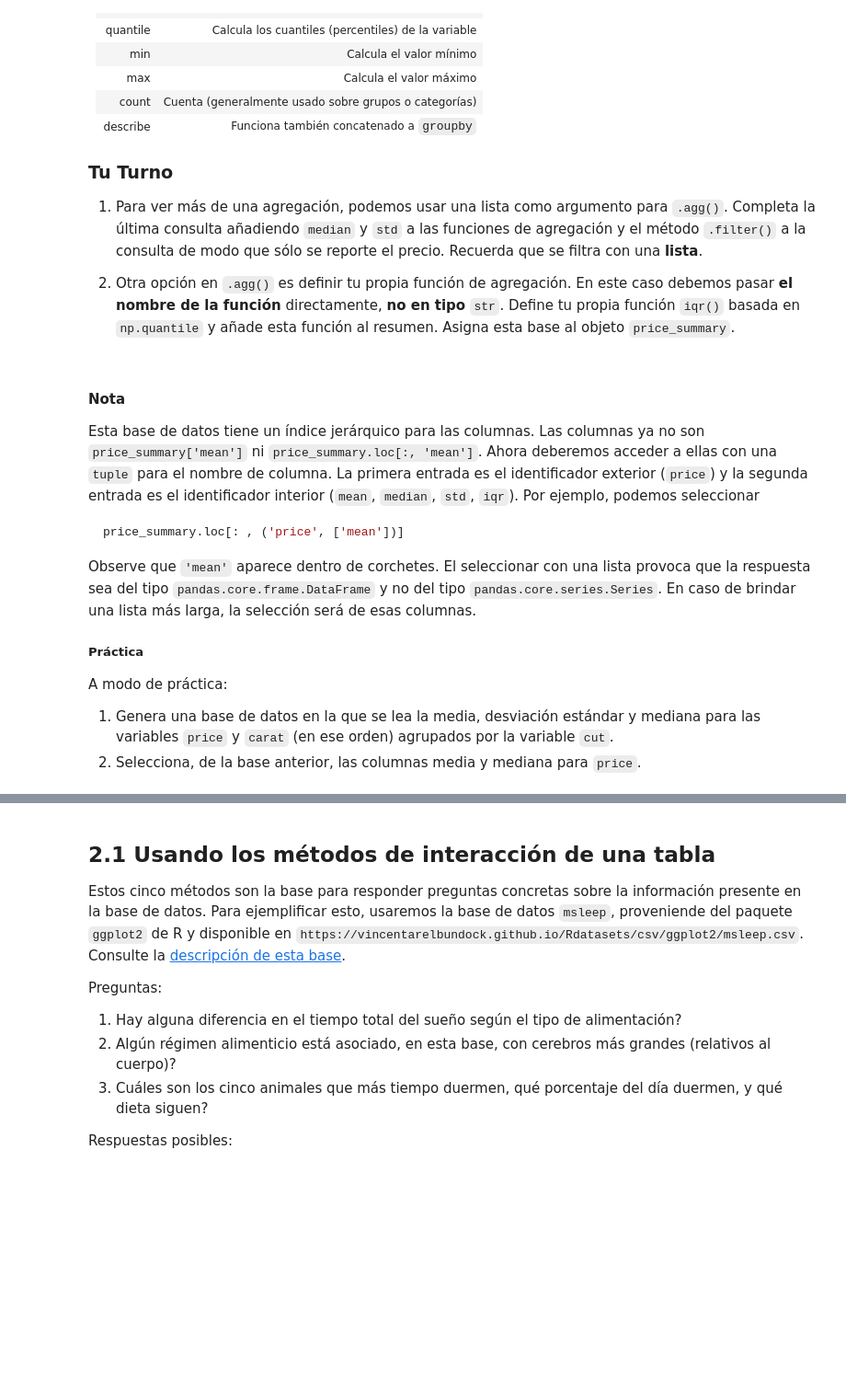
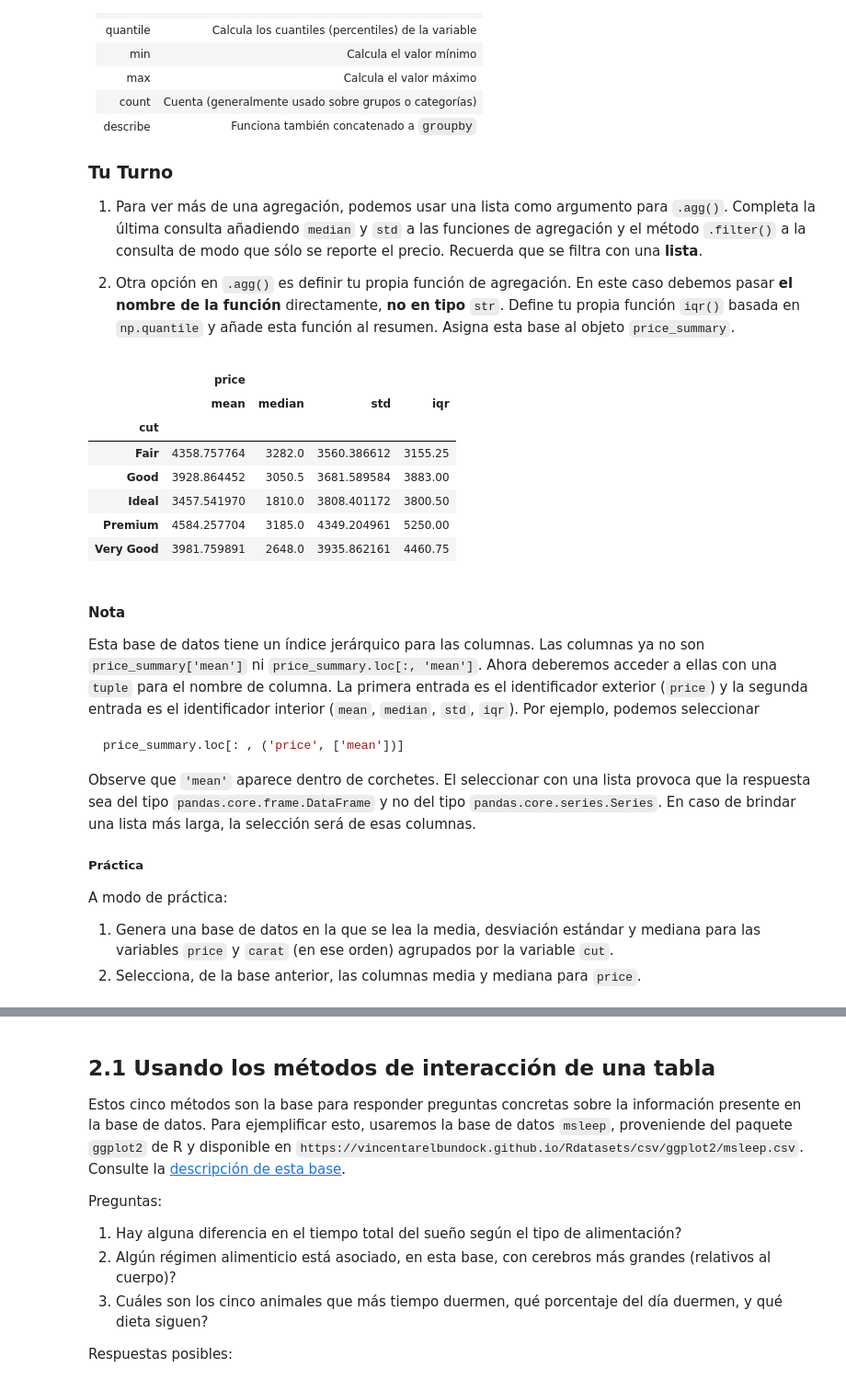
Before and after one commit to NelMuriel/Diplomado-Big-Data-Modulo-4, a Jupyter notebook: Notebooks/Day3. Pandas Query.ipynb, the cells around one changed output, grey strips where cells are left out. Shown: that part at 92% size. Drawn from its saved outputs; the diff is of its cells as text; code cells hidden in the pictures; blank space fills up the shorter version.

````diff
--- a/Notebooks/Day3. Pandas Query.ipynb
+++ b/Notebooks/Day3. Pandas Query.ipynb
@@ -255,6 +343,25 @@ describe | Funciona también concatenado a `groupby`
 1. Para ver más de una agregación, podemos usar una lista como argumento para `.agg()`.  Completa la última consulta añadiendo `median` y `std` a las funciones de agregación y el método `.filter()` a la consulta de modo que sólo se reporte el precio.  Recuerda que se filtra con una **lista**.
 
 2. Otra opción en `.agg()` es definir tu propia función de agregación.  En este caso debemos pasar **el nombre de la función** directamente, **no en tipo** `str`.  Define tu propia función `iqr()` basada en `np.quantile` y añade esta función al resumen.  Asigna esta base al objeto `price_summary`.
+# %%
+def iqr(series):
+    return np.quantile(series, 0.75) - np.quantile(series,0.25)
+
+price_summary = (diamantes_clean
+  .filter(['cut', 'price'])
+  .groupby('cut')
+  .agg(['mean', 'median','std', iqr]))
+
+price_summary
+# %% [output]
+|  | price |  |  |  |
+|  | mean | median | std | iqr |
+| cut |  |  |  |  |
+| Fair | 4358.757764 | 3282.0 | 3560.386612 | 3155.25 |
+| Good | 3928.864452 | 3050.5 | 3681.589584 | 3883.00 |
+| Ideal | 3457.541970 | 1810.0 | 3808.401172 | 3800.50 |
+| Premium | 4584.257704 | 3185.0 | 4349.204961 | 5250.00 |
+| Very Good | 3981.759891 | 2648.0 | 3935.862161 | 4460.75 |
 # %% [markdown]
 #### Nota
 
@@ -264,7 +371,7 @@ price_summary.loc[: , ('price', ['mean'])]
 ```
 Observe que `'mean'` aparece dentro de corchetes.  El seleccionar con una lista provoca que la respuesta sea del tipo `pandas.core.frame.DataFrame` y no del tipo `pandas.core.series.Series`.  En caso de brindar una lista más larga, la selección será de esas columnas.
 
-##### Práctica
+##### **Práctica**
 
 A modo de práctica:
 1. Genera una base de datos en la que se lea la media, desviación estándar y mediana para las variables `price` y `carat` (en ese orden) agrupados por la variable `cut`.
````
Also changed, not shown: parts of 42 cells of this notebook.
